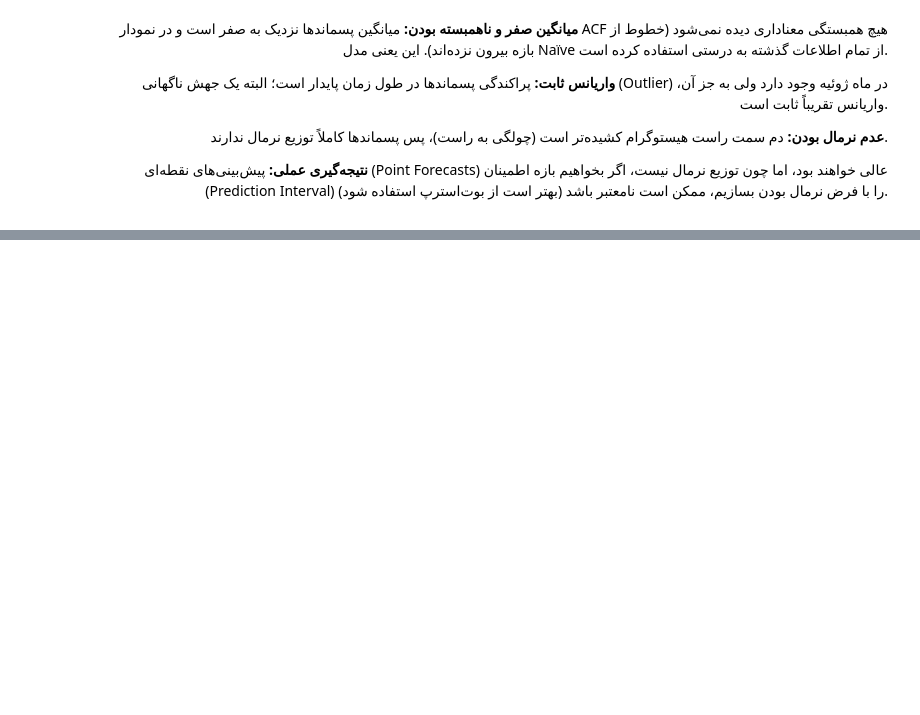
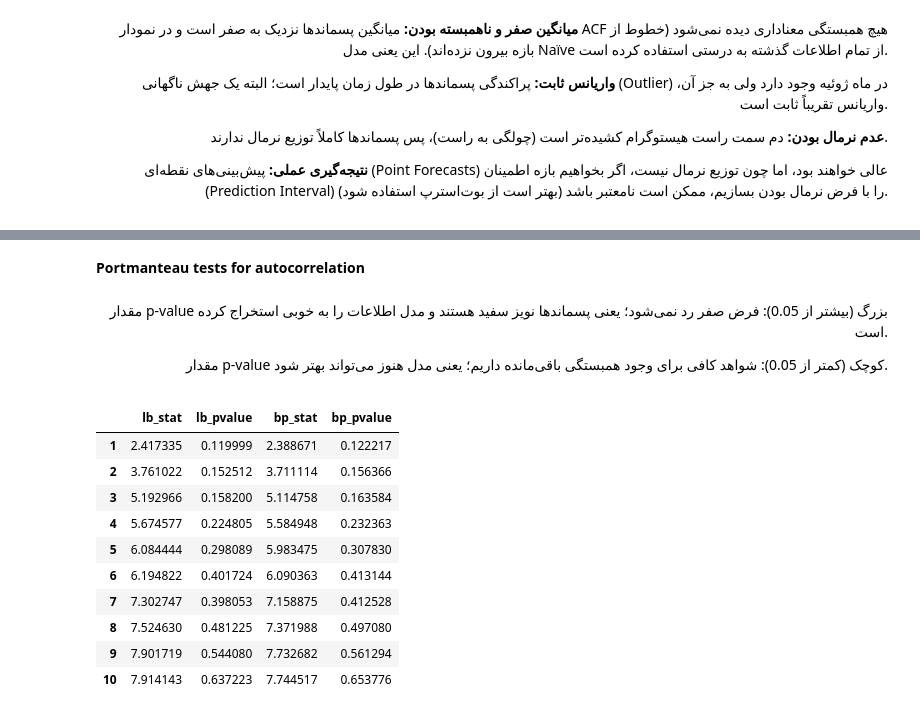
Before and after one commit to Minajamfum/forecasting, a Jupyter notebook: chapter5.ipynb, the cells around one changed output, grey strips where cells are left out. Saved outputs shown, nothing was run; the diff lists cells and outputs as text; code cells hidden in the pictures; blank space fills up the shorter version.

```diff
--- a/chapter5.ipynb
+++ b/chapter5.ipynb
@@ -424,0 +425,30 @@ plot_diagnostics(resid)
+# %% [markdown]
+**Portmanteau tests for autocorrelation**
+# %% [markdown]
+<div dir="rtl" align="right">
+
+مقدار p-value بزرگ (بیشتر از
+0.05): فرض صفر رد نمی‌شود؛ یعنی پسماندها نویز سفید هستند و مدل اطلاعات را به خوبی استخراج کرده است.
+
+مقدار p-value کوچک (کمتر از
+0.05): شواهد کافی برای وجود همبستگی باقی‌مانده داریم؛ یعنی مدل هنوز می‌تواند بهتر شود.
+
+</div>
+# %%
+from statsmodels.stats.diagnostic import acorr_ljungbox
+
+
+resid_test = acorr_ljungbox(resid["resid"].dropna(), boxpierce=True)    #هر دو آزمون Box-Pierce و Ljung-Box هم‌زمان محاسبه شوند.
+resid_test
+# %% [output]
+|  | lb_stat | lb_pvalue | bp_stat | bp_pvalue |
+| 1 | 2.417335 | 0.119999 | 2.388671 | 0.122217 |
+| 2 | 3.761022 | 0.152512 | 3.711114 | 0.156366 |
+| 3 | 5.192966 | 0.158200 | 5.114758 | 0.163584 |
+| 4 | 5.674577 | 0.224805 | 5.584948 | 0.232363 |
+| 5 | 6.084444 | 0.298089 | 5.983475 | 0.307830 |
+| 6 | 6.194822 | 0.401724 | 6.090363 | 0.413144 |
+| 7 | 7.302747 | 0.398053 | 7.158875 | 0.412528 |
+| 8 | 7.524630 | 0.481225 | 7.371988 | 0.497080 |
+| 9 | 7.901719 | 0.544080 | 7.732682 | 0.561294 |
+| 10 | 7.914143 | 0.637223 | 7.744517 | 0.653776 |
```
Also changed, not shown: parts of 3 cells of this notebook.
